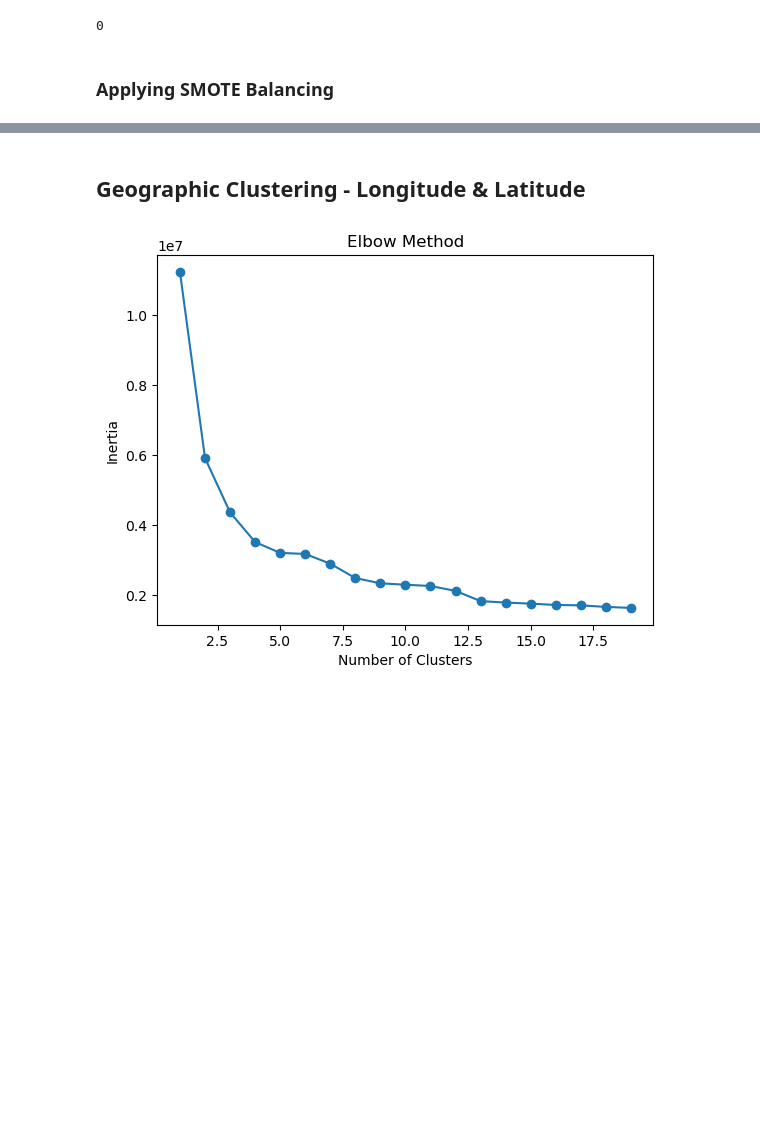
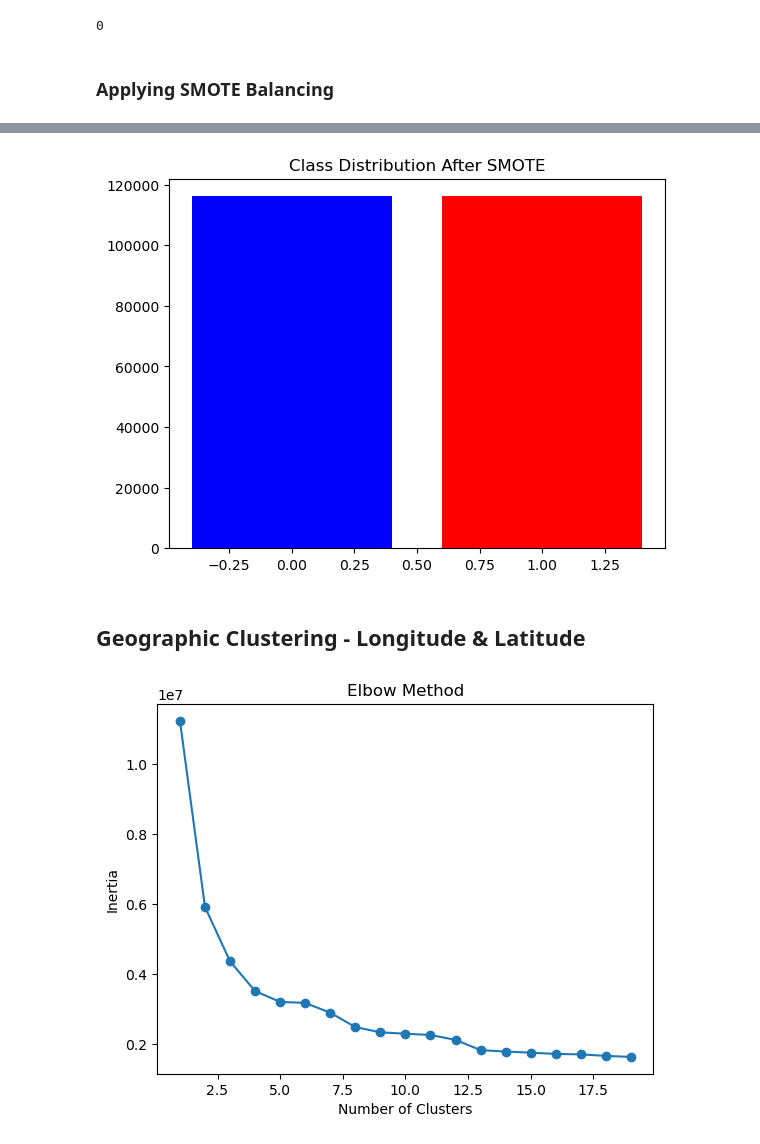
Before and after one commit to behruzgurbanli/CSCI4734_2024F_10551_PROJECT_8, a Jupyter notebook: CSCI4734_2024F_10551_PROJECT_CODE_8.ipynb, the cells around one changed output, grey strips where cells are left out. Drawn from its saved outputs; the diff is of its cells as text; code cells hidden in the pictures; blank space fills up the shorter version.

Commit message:
Resampled models added

```diff
--- a/CSCI4734_2024F_10551_PROJECT_CODE_8.ipynb
+++ b/CSCI4734_2024F_10551_PROJECT_CODE_8.ipynb
@@ -762,6 +772,14 @@ from imblearn.over_sampling import SMOTE
 smote = SMOTE(random_state=42)
 
 X_train_resampled, y_train_resampled = smote.fit_resample(X_train, y_train)
+# %%
+unique, counts = np.unique(y_train_resampled, return_counts=True)
+plt.figure()
+plt.bar(unique, counts, color=['blue', 'red'])
+plt.title('Class Distribution After SMOTE')
+plt.show()
+# %% [output]
+[figure, added]
 # %% [markdown]
 ## Geographic Clustering - Longitude & Latitude
 # %%
```
Also changed, not shown: parts of 12 cells of this notebook.
